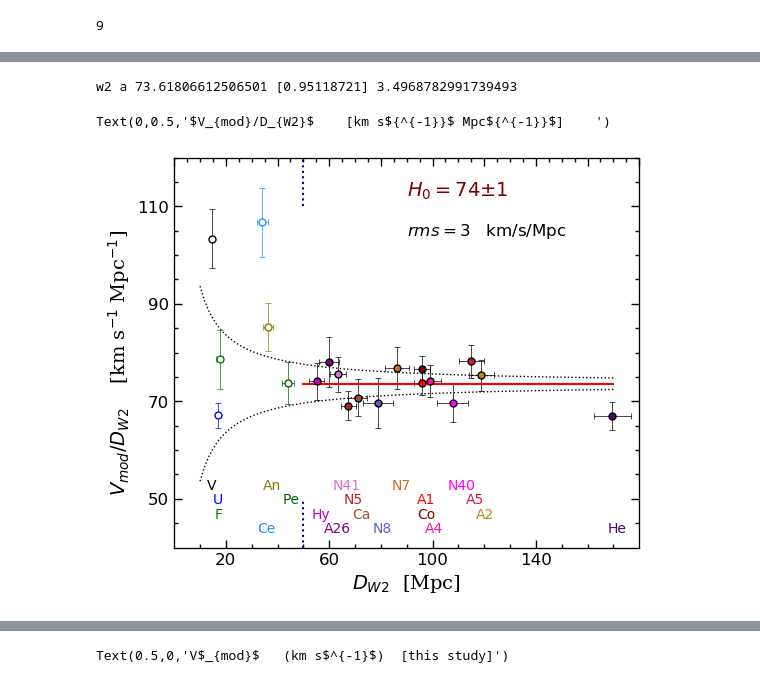
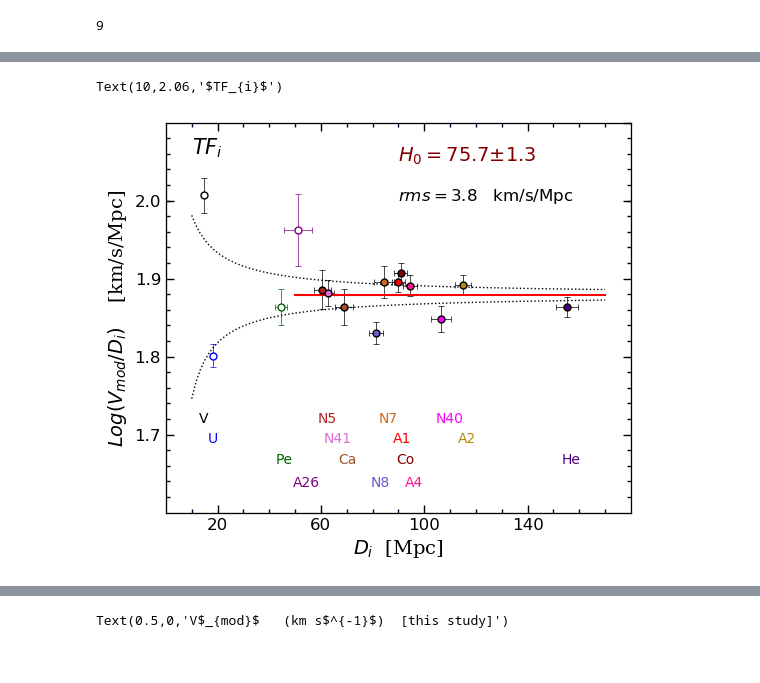
Before and after one commit to ekourkchi/TFcalibrators, a Jupyter notebook: TF_apply_cluster_bias.ipynb, the cells around one changed output, grey strips where cells are left out. Cells and saved outputs as stored; diff of their text form; code cells hidden in the pictures.

```diff
--- a/TF_apply_cluster_bias.ipynb
+++ b/TF_apply_cluster_bias.ipynb
@@ -574,8 +576,16 @@ for i, cc in enumerate(DM_code):
     rowDict['Vmod']   = Vmod
     rowDict['Vmod_e'] = Vmod_e
 
+    rowDict['DMbias'] = 0.
 
-
+    if band=='w1' and param=='b':
+        rowDict['DMbias'] = 0.06
+    elif band=='w1' and param=='c':
+        rowDict['DMbias'] = 0.10
+    elif band=='w2' and param=='b':
+        rowDict['DMbias'] = 0.06
+    elif band=='w2' and param=='c':
+        rowDict['DMbias'] = 0.15
 
     add2Dict(grandClustersTable, cc, band.strip(), param.strip(), rowDict)
 
@@ -1068,16 +1077,16 @@ def plotHubble(ax, band, param, Dlim = 50, labels=False):
 # %%
 fig = py.figure(figsize=(5,5), dpi=100)
 fig.subplots_adjust(wspace=0, top=0.9, bottom=0.12, left=0.05, right=0.98)
 ax = fig.add_subplot(111)
 
-x_ax, y_ax = plotHubble(ax, 'w2', 'a', labels=True)
+x_ax, y_ax = plotHubble(ax, 'i', 'a', labels=True, DMcorrect=0.0)
 
-ax.set_xlabel(r'$D_{W2}$'+'  [Mpc]', fontsize=14, fontdict=font)
-ax.set_ylabel(r'$V_{mod}/D_{W2}$'+'    [km s'+r'${^{-1}}$'+' Mpc'+r'${^{-1}}$'+']    ', fontsize=14, fontdict=font)
+ax.set_xlabel(r'$D_{i}$'+'  [Mpc]', fontsize=14, fontdict=font)
+ax.set_ylabel(r'$Log(V_{mod}/D_{i})$'+'    [km/s/Mpc]', fontsize=14, fontdict=font)
+ax.text(10, 2.06,  r'$TF_{i}$', fontsize=15, color='black', fontdict=font)
 # %% [output]
-w2 a 73.61806612506501 [0.95118721] 3.4968782991739493
+Text(10,2.06,'$TF_{i}$')
-Text(0,0.5,'$V_{mod}/D_{W2}$    [km s${^{-1}}$ Mpc${^{-1}}$]    ')
-[figure, old version]
+[figure, new version]
 # %%
 
 dye = {"u":"blue","g":"green","r":"red","i":"orange","z":"maroon","w1":"purple", 'w2': "brown"}
```
Also changed, not shown: parts of 14 cells of this notebook, 16 other files.
